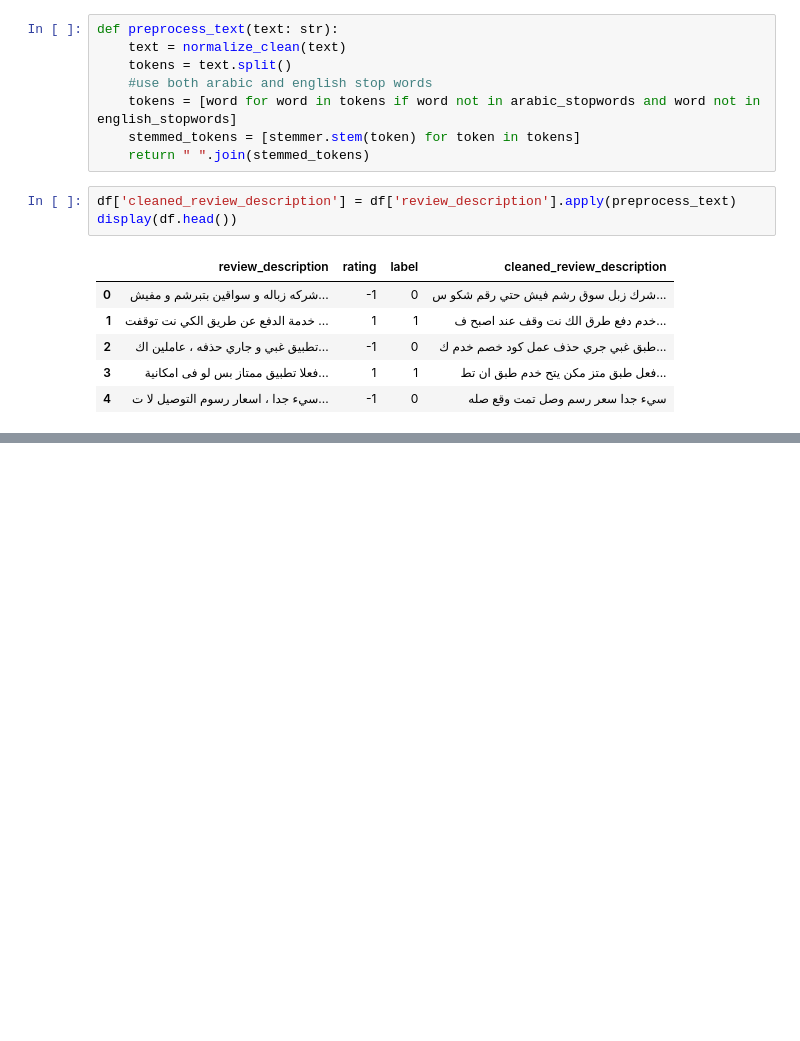
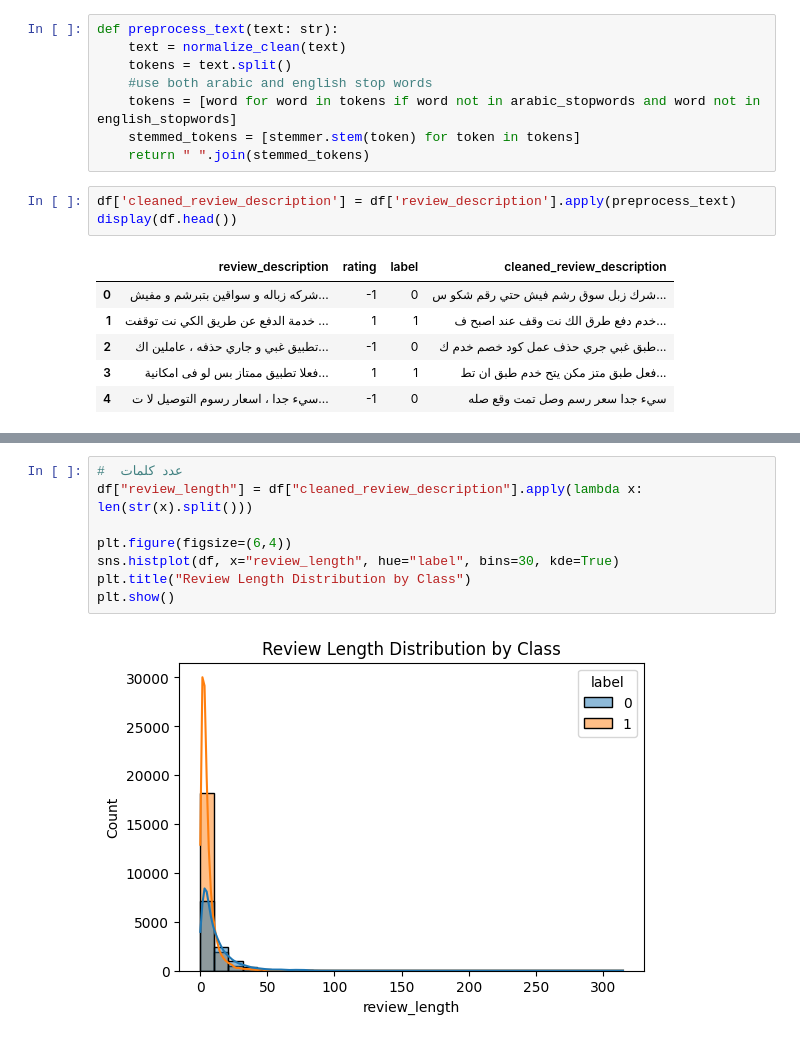
Before and after one commit to YoussefDiaa1/Project-ITI, a Jupyter notebook: Arabic.ipynb, the cells around one changed output, grey strips where cells are left out. Drawn from its saved outputs; the diff is of its cells as text; blank space fills up the shorter version.

```diff
--- a/Arabic.ipynb
+++ b/Arabic.ipynb
@@ -133,0 +144,10 @@ display(df.head())
+# %%
+#  عدد كلمات
+df["review_length"] = df["cleaned_review_description"].apply(lambda x: len(str(x).split()))
+
+plt.figure(figsize=(6,4))
+sns.histplot(df, x="review_length", hue="label", bins=30, kde=True)
+plt.title("Review Length Distribution by Class")
+plt.show()
+# %% [output]
+[figure, added]
```
Also changed, not shown: parts of 7 cells of this notebook.
